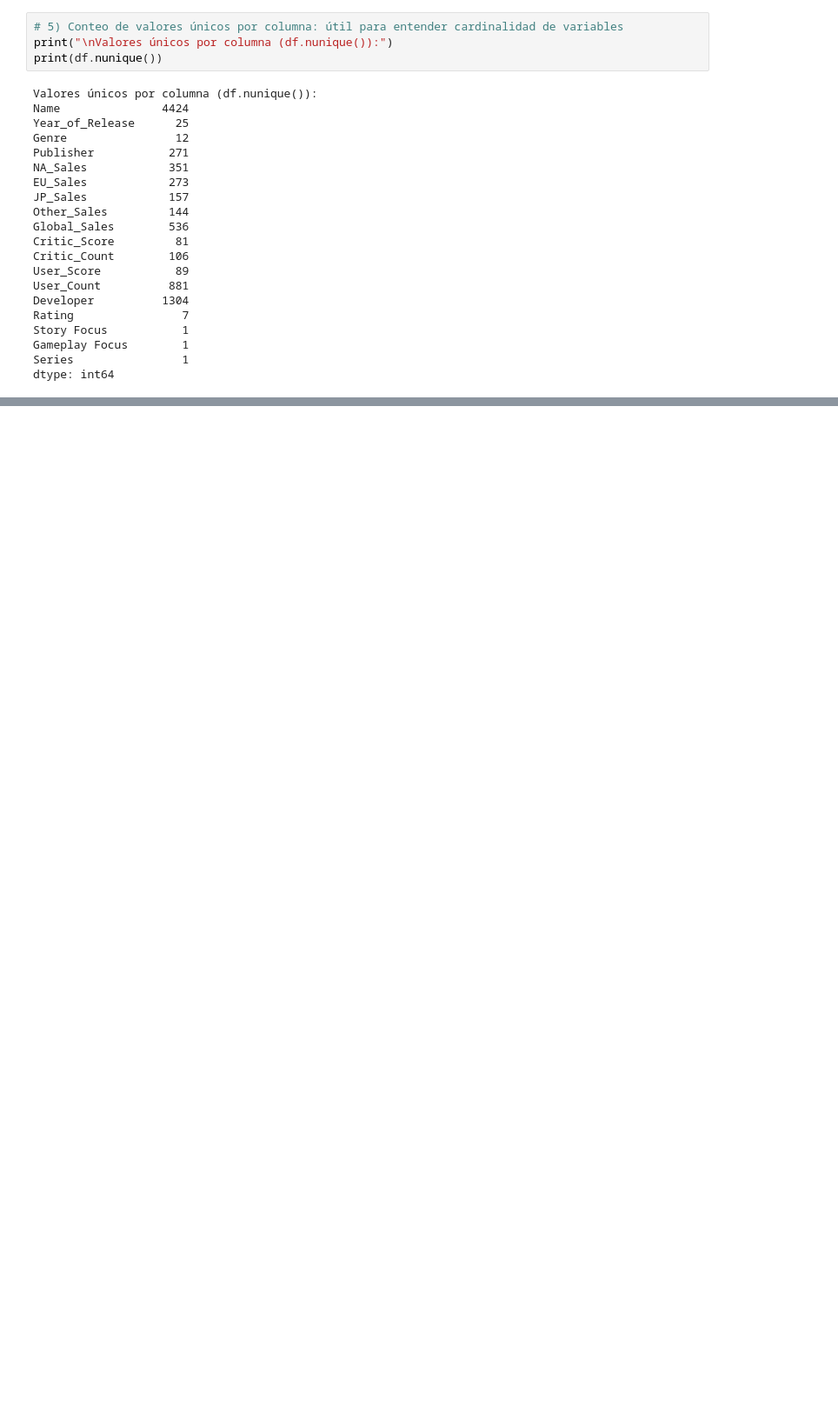
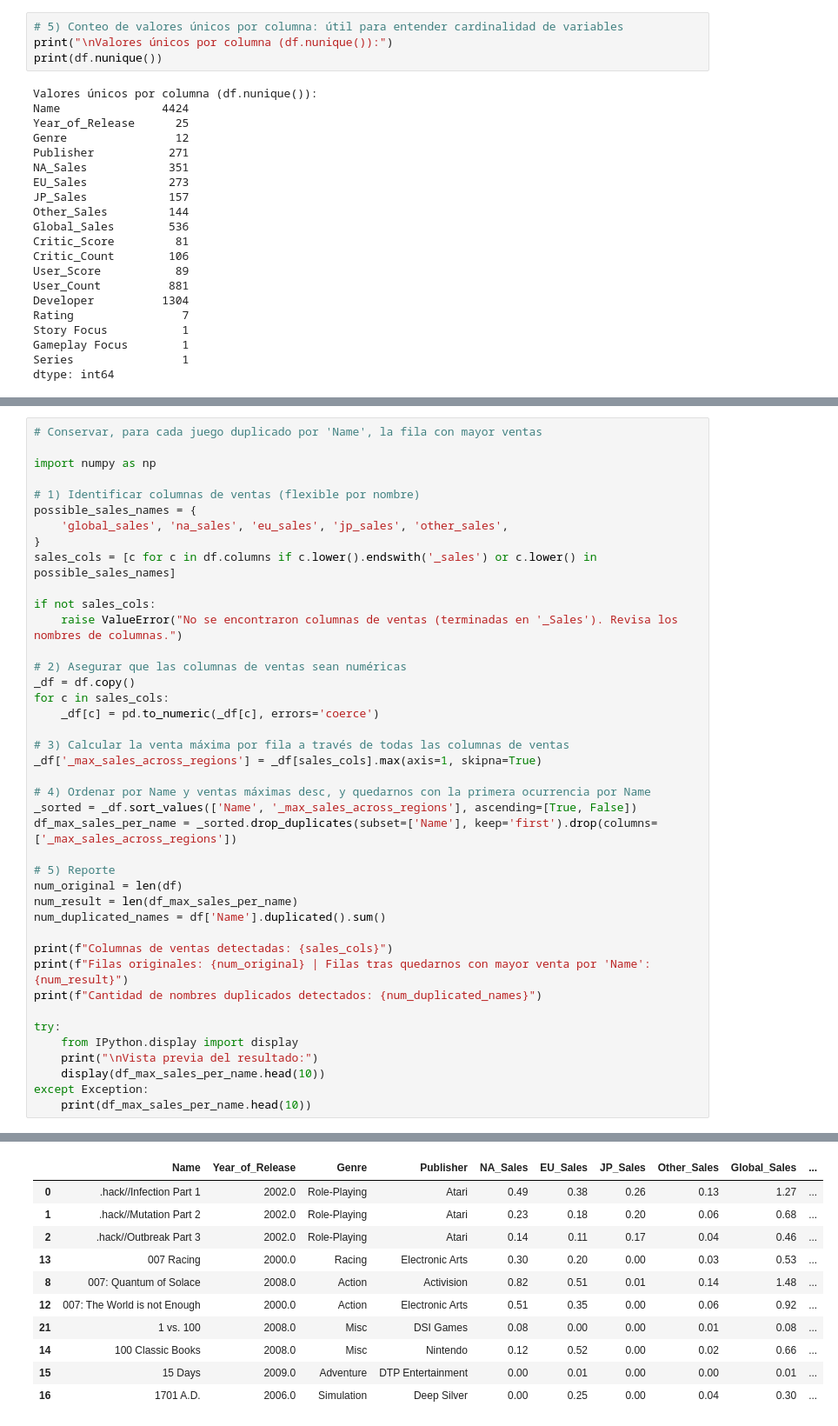
Before and after one commit to maxidalesio/coderhouse_datascience_mdalesio, a Jupyter notebook: analisis_videogames.ipynb, the cells around one changed output, grey strips where cells are left out. Shown: that part at 87% size. Saved outputs shown, nothing was run; the diff lists cells and outputs as text; blank space fills up the shorter version.

```diff
--- a/analisis_videogames.ipynb
+++ b/analisis_videogames.ipynb
@@ -118,0 +148,42 @@ dtype: int64
+# %%
+# Conservar, para cada juego duplicado por 'Name', la fila con mayor ventas
+
+import numpy as np
+
+# 1) Identificar columnas de ventas (flexible por nombre)
+possible_sales_names = {
+    'global_sales', 'na_sales', 'eu_sales', 'jp_sales', 'other_sales',
+}
+sales_cols = [c for c in df.columns if c.lower().endswith('_sales') or c.lower() in possible_sales_names]
+
+if not sales_cols:
+    raise ValueError("No se encontraron columnas de ventas (terminadas en '_Sales'). Revisa los nombres de columnas.")
+
+# 2) Asegurar que las columnas de ventas sean numéricas
+_df = df.copy()
+for c in sales_cols:
+    _df[c] = pd.to_numeric(_df[c], errors='coerce')
+
+# 3) Calcular la venta máxima por fila a través de todas las columnas de ventas
+_df['_max_sales_across_regions'] = _df[sales_cols].max(axis=1, skipna=True)
+
+# 4) Ordenar por Name y ventas máximas desc, y quedarnos con la primera ocurrencia por Name
+_sorted = _df.sort_values(['Name', '_max_sales_across_regions'], ascending=[True, False])
+df_max_sales_per_name = _sorted.drop_duplicates(subset=['Name'], keep='first').drop(columns=['_max_sales_across_regions'])
+
+# 5) Reporte
+num_original = len(df)
+num_result = len(df_max_sales_per_name)
+num_duplicated_names = df['Name'].duplicated().sum()
+
+print(f"Columnas de ventas detectadas: {sales_cols}")
+print(f"Filas originales: {num_original} | Filas tras quedarnos con mayor venta por 'Name': {num_result}")
+print(f"Cantidad de nombres duplicados detectados: {num_duplicated_names}")
+
+try:
+    from IPython.display import display
+    print("\nVista previa del resultado:")
+    display(df_max_sales_per_name.head(10))
+except Exception:
+    print(df_max_sales_per_name.head(10))
+# %% [output]
@@ -118,0 +195,11 @@ dtype: int64
+|  | Name | Year_of_Release | Genre | Publisher | NA_Sales | EU_Sales | JP_Sales | Other_Sales | Global_Sales | ... |
+| 0 | .hack//Infection Part 1 | 2002.0 | Role-Playing | Atari | 0.49 | 0.38 | 0.26 | 0.13 | 1.27 | ... |
+| 1 | .hack//Mutation Part 2 | 2002.0 | Role-Playing | Atari | 0.23 | 0.18 | 0.20 | 0.06 | 0.68 | ... |
+| 2 | .hack//Outbreak Part 3 | 2002.0 | Role-Playing | Atari | 0.14 | 0.11 | 0.17 | 0.04 | 0.46 | ... |
+| 13 | 007 Racing | 2000.0 | Racing | Electronic Arts | 0.30 | 0.20 | 0.00 | 0.03 | 0.53 | ... |
+| 8 | 007: Quantum of Solace | 2008.0 | Action | Activision | 0.82 | 0.51 | 0.01 | 0.14 | 1.48 | ... |
+| 12 | 007: The World is not Enough | 2000.0 | Action | Electronic Arts | 0.51 | 0.35 | 0.00 | 0.06 | 0.92 | ... |
+| 21 | 1 vs. 100 | 2008.0 | Misc | DSI Games | 0.08 | 0.00 | 0.00 | 0.01 | 0.08 | ... |
+| 14 | 100 Classic Books | 2008.0 | Misc | Nintendo | 0.12 | 0.52 | 0.00 | 0.02 | 0.66 | ... |
+| 15 | 15 Days | 2009.0 | Adventure | DTP Entertainment | 0.00 | 0.01 | 0.00 | 0.00 | 0.01 | ... |
+| 16 | 1701 A.D. | 2006.0 | Simulation | Deep Silver | 0.00 | 0.25 | 0.00 | 0.04 | 0.30 | ... |
```
Also changed, not shown: parts of 3 cells of this notebook.
